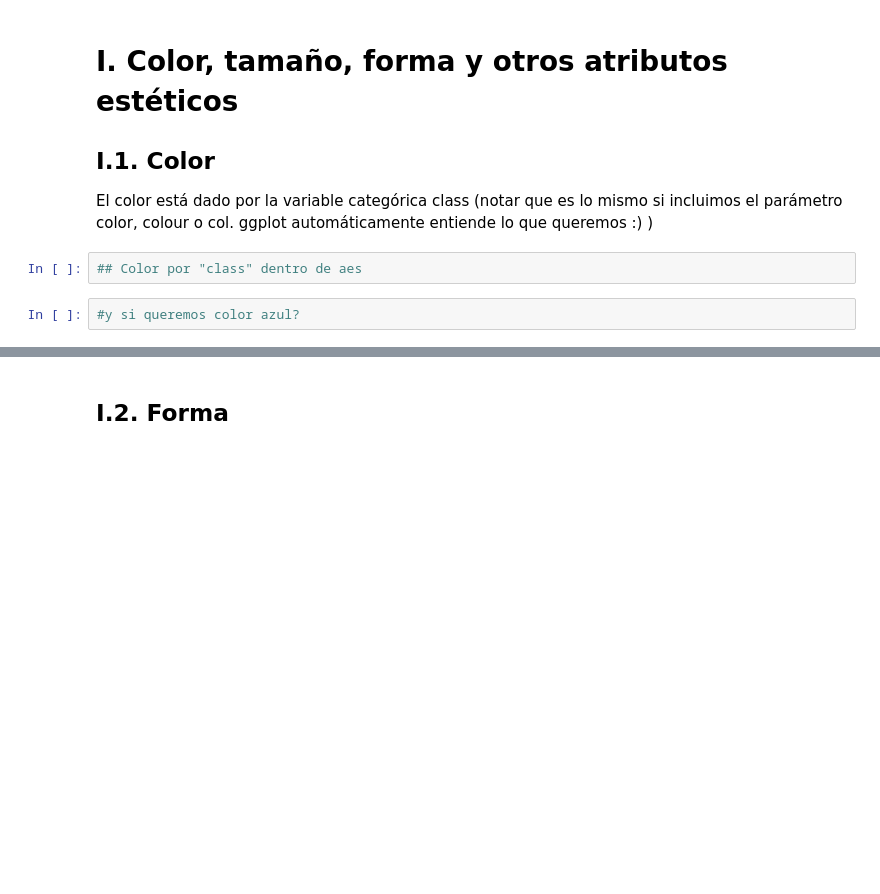
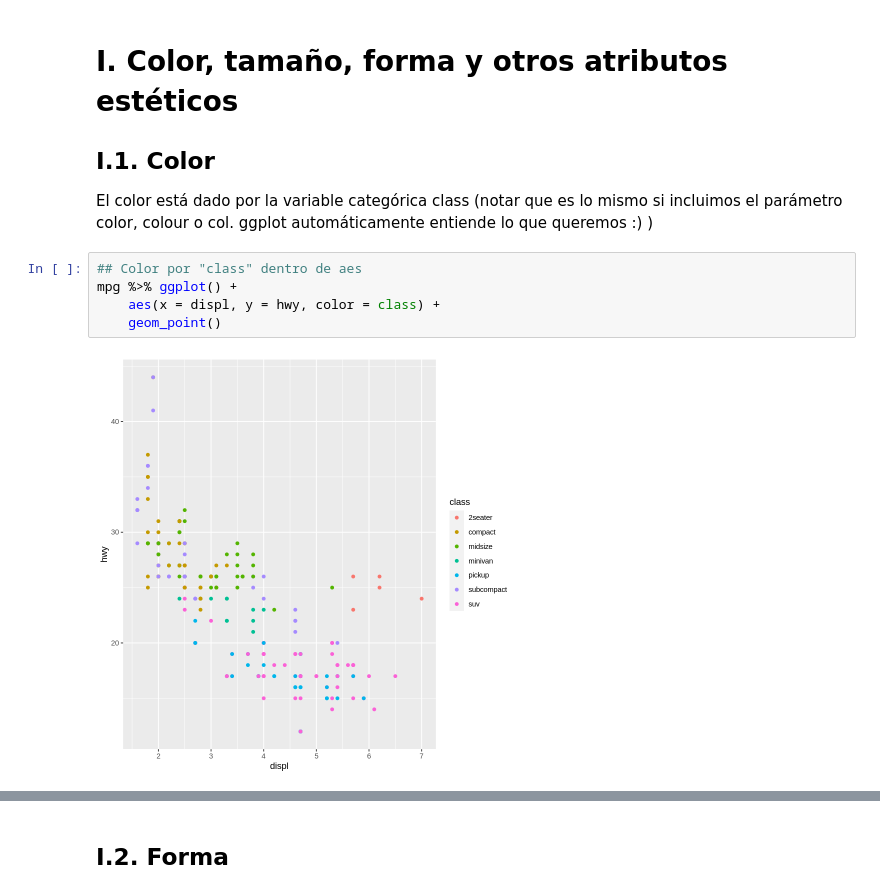
Before and after one commit to crlnpcancino/DBDC_202206_Programacion_en_R_para_ciencia_de_datos, a Jupyter notebook: Clase4/02_Visualizaciones_ggplot.ipynb, the cells around one changed output, grey strips where cells are left out. Drawn from its saved outputs; the diff is of its cells as text; blank space fills up the shorter version.

```diff
--- a/Clase4/02_Visualizaciones_ggplot.ipynb
+++ b/Clase4/02_Visualizaciones_ggplot.ipynb
@@ -53,5 +77,8 @@ ggplot(mpg, mapping = aes(x = displ, y = hwy)) +
 El color está dado por la variable categórica class (notar que es lo mismo si incluimos el parámetro color, colour o col. ggplot automáticamente entiende lo que queremos :) )
 # %%
 ## Color por "class" dentro de aes
+mpg %>% ggplot() +
+    aes(x = displ, y = hwy, color = class) +
+    geom_point()
+# %% [output]
+[figure, added]
-# %%
-#y si queremos color azul?
```
Also changed, not shown: parts of 16 cells of this notebook.
